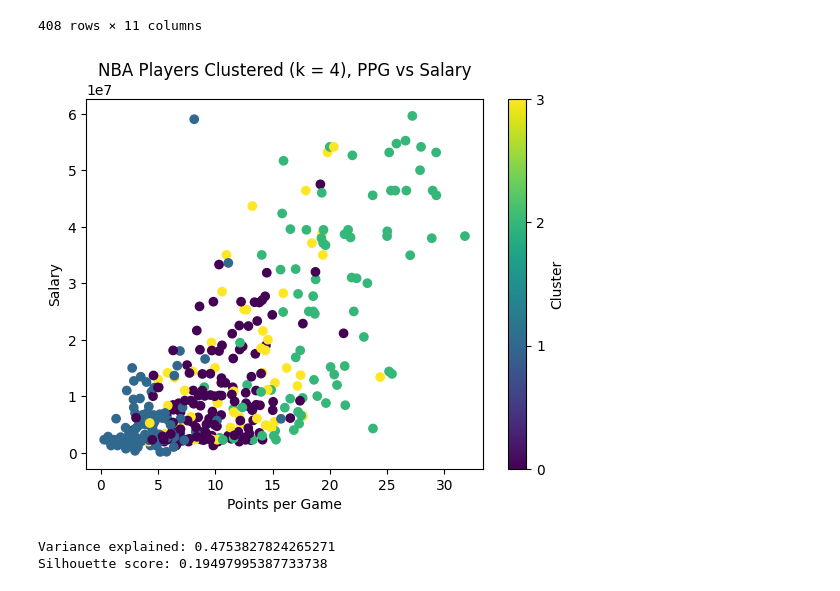
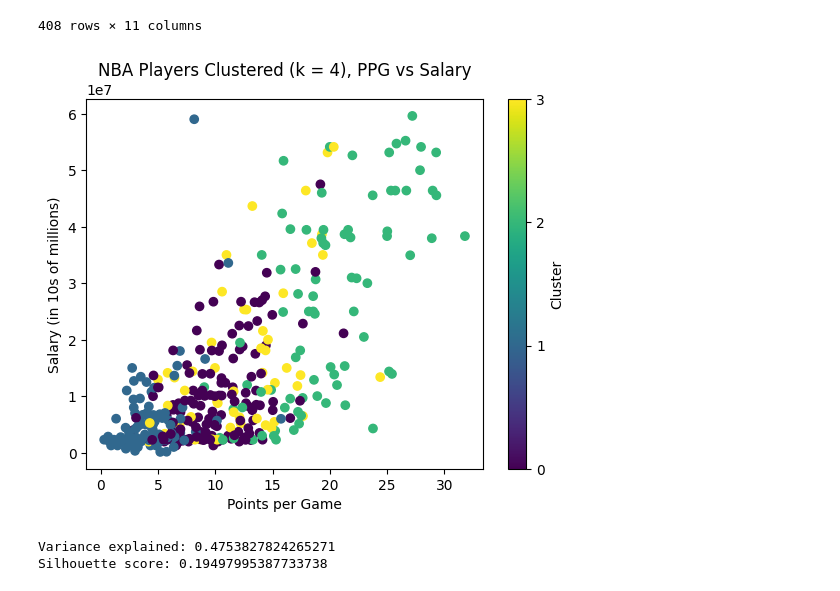
Before and after one commit to nhorton06/week_6, a Jupyter notebook: Lab-Clustering.ipynb, the cells around one changed output. Saved outputs shown, nothing was run; the diff lists cells and outputs as text; code cells hidden in the pictures.

```diff
--- a/Lab-Clustering.ipynb
+++ b/Lab-Clustering.ipynb
@@ -171,15 +171,15 @@ df
 # %%
 #Create a visualization of the results with 2 or 3 variables that you think will best
 #differentiate the clusters
 
 plt.scatter(df['PPG'], df['Salary'], c = df['cluster'])
 plt.colorbar(label = 'Cluster', ticks = [0, 1, 2, 3])
 plt.xlabel('Points per Game')
-plt.ylabel('Salary')
+plt.ylabel('Salary (in 10s of millions)')
 plt.title('NBA Players Clustered (k = 4), PPG vs Salary')
 plt.show()
 # %% [output]
-[figure, old version]
+[figure, new version]
 # %%
 #Evaluate the quality of the clustering using total variance explained and silhouette scores
 
```
Also changed, not shown: parts of 5 cells of this notebook, 1 other file.
